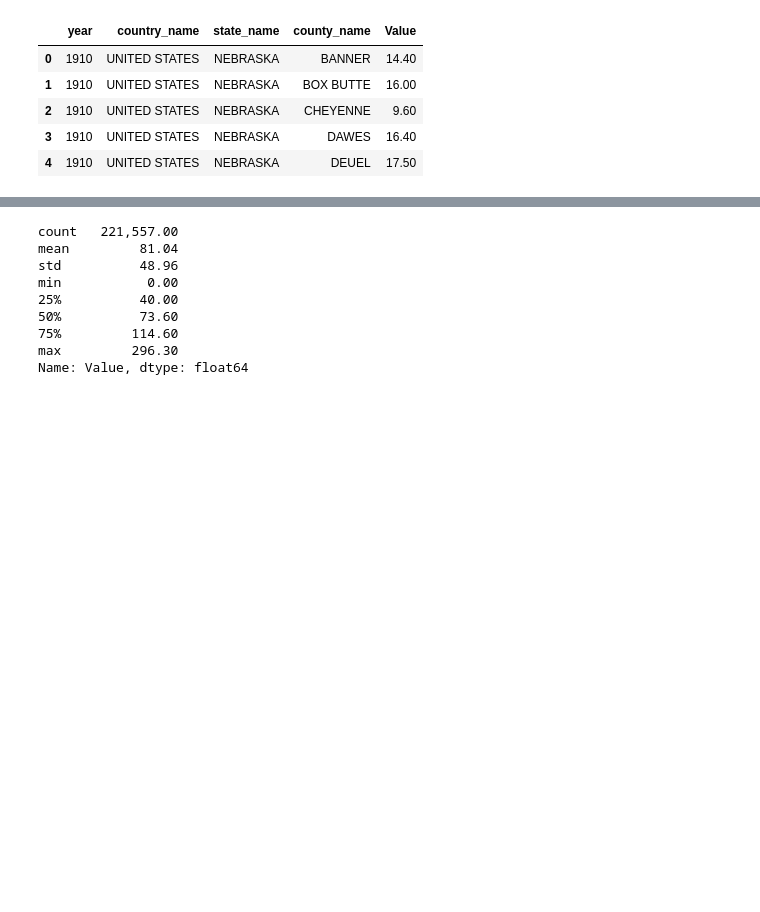
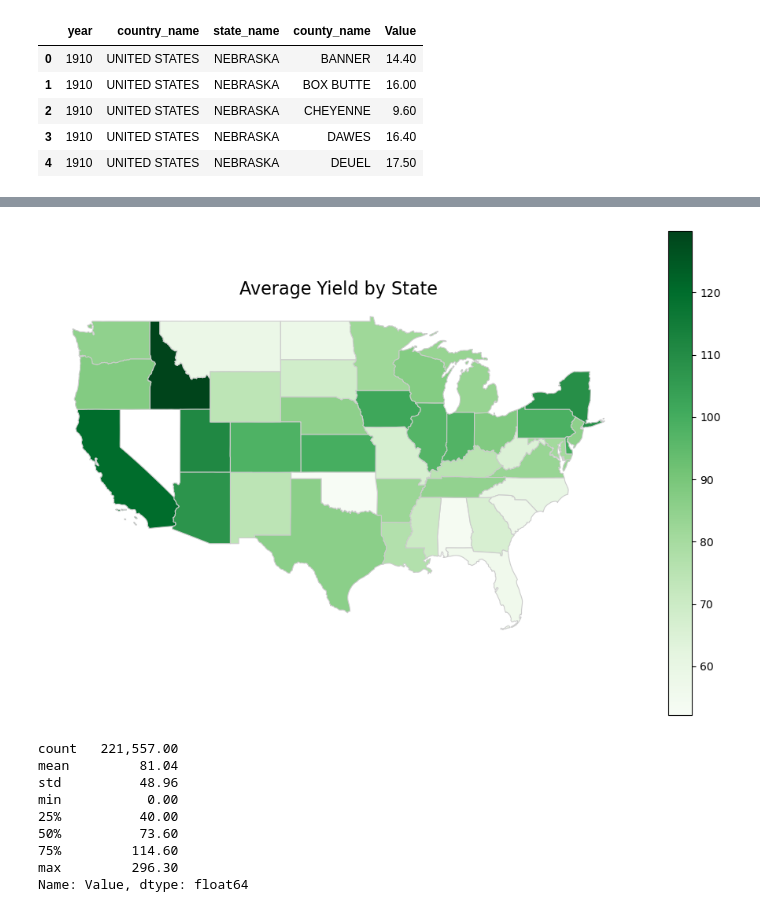
Before and after one commit to AntonioDonnangelo/Predicting-2024-US-Corn-Yield, a Jupyter notebook: Predicting_2024_US_Corn_Yield.ipynb, the cells around one changed output, grey strips where cells are left out. Cells and saved outputs as stored; diff of their text form; code cells hidden in the pictures; blank space fills up the shorter version.

```diff
--- a/Predicting_2024_US_Corn_Yield.ipynb
+++ b/Predicting_2024_US_Corn_Yield.ipynb
@@ -155,3 +168,25 @@ df.head()
+# %%
+# Group by state to get average yield across all years
+state_avg_yield = df.groupby('state_name')['Value'].mean().reset_index()
+
+# Load US state shapefile (download from Census if needed)
+states = gpd.read_file("cb_2018_us_state_20m.zip")
+
+# Ensure consistent casing for merge
+states['NAME'] = states['NAME'].str.upper()
+state_avg_yield['state_name'] = state_avg_yield['state_name'].str.upper()
+
+# Merge data
+merged = states.merge(state_avg_yield, left_on='NAME', right_on='state_name')
+
+# Plot
+fig, ax = plt.subplots(1, 1, figsize=(12, 8))
+merged.plot(column='Value', cmap='Greens', linewidth=0.8, edgecolor='0.8', legend=True, ax=ax)
+ax.set_title('Average Yield by State', fontsize=16)
+ax.axis('off')
+plt.show()
+# %% [output]
+[figure, added]
 # %%
 df['Value'].describe()
 # %% [output]
```
Also changed, not shown: parts of 18 cells of this notebook, 2 other files.
